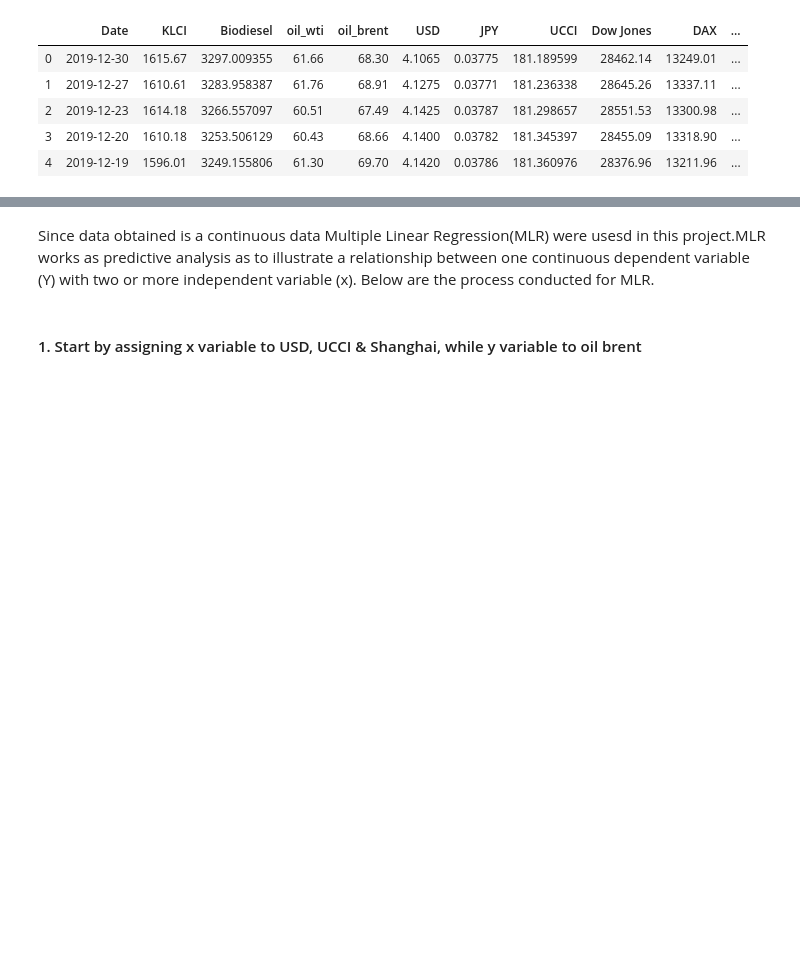
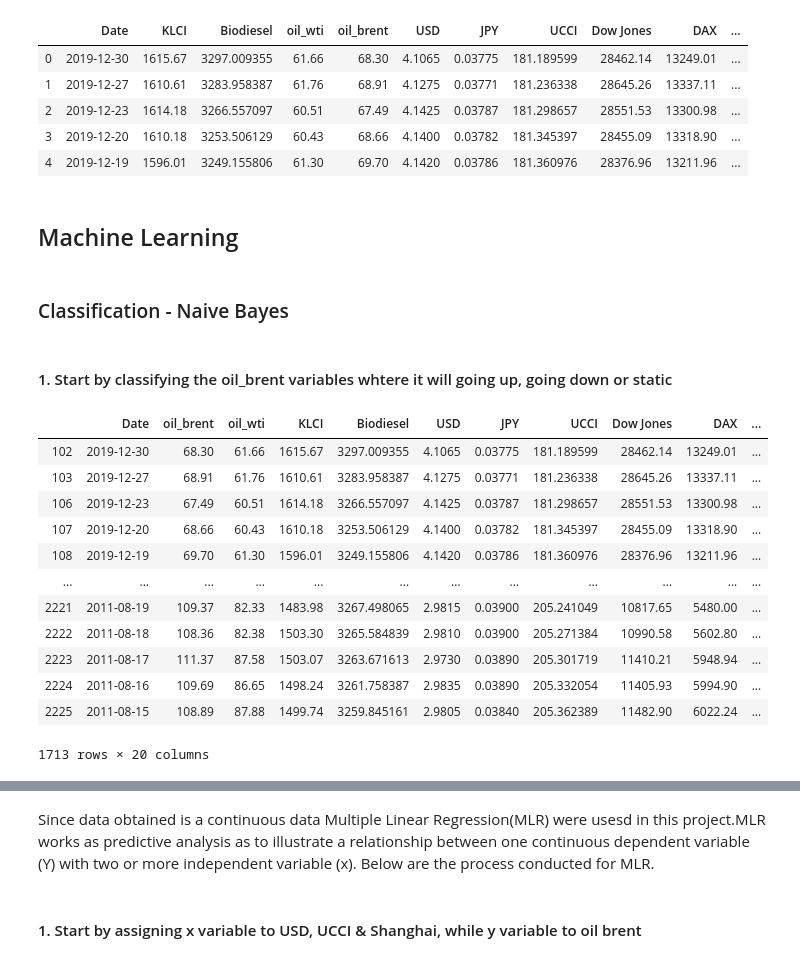
Before and after one commit to n-Faiz/WQD7003-Project-OilPriceMovement, a Jupyter notebook: Group_Project_Data_Analytic.ipynb, the cells around one changed output, grey strips where cells are left out. Cells and saved outputs as stored; diff of their text form; code cells hidden in the pictures; blank space fills up the shorter version.

Commit message:
Faiz Update- insert ML - classification

```diff
--- a/Group_Project_Data_Analytic.ipynb
+++ b/Group_Project_Data_Analytic.ipynb
@@ -776,3 +768,29 @@ df.head()
 | 2 | 2019-12-23 | 1614.18 | 3266.557097 | 60.51 | 67.49 | 4.1425 | 0.03787 | 181.298657 | 28551.53 | 13300.98 | ... |
 | 3 | 2019-12-20 | 1610.18 | 3253.506129 | 60.43 | 68.66 | 4.1400 | 0.03782 | 181.345397 | 28455.09 | 13318.90 | ... |
 | 4 | 2019-12-19 | 1596.01 | 3249.155806 | 61.30 | 69.70 | 4.1420 | 0.03786 | 181.360976 | 28376.96 | 13211.96 | ... |
+# %% [markdown]
+## Machine Learning
+# %% [markdown]
+### Classification - Naive Bayes
+# %% [markdown]
+#### 1. Start by classifying the oil_brent variables whtere it will going up, going down or static
+# %%
+diffs = df.oil_wti.diff()
+df_new = df.assign(oil_movement=np.where(
+        diffs > 0, 'increase', np.where(
+            diffs < 0, 'decline', 'no movement')))
+df_new
+# %% [output]
+|  | Date | oil_brent | oil_wti | KLCI | Biodiesel | USD | JPY | UCCI | Dow Jones | DAX | ... |
+| 102 | 2019-12-30 | 68.30 | 61.66 | 1615.67 | 3297.009355 | 4.1065 | 0.03775 | 181.189599 | 28462.14 | 13249.01 | ... |
+| 103 | 2019-12-27 | 68.91 | 61.76 | 1610.61 | 3283.958387 | 4.1275 | 0.03771 | 181.236338 | 28645.26 | 13337.11 | ... |
+| 106 | 2019-12-23 | 67.49 | 60.51 | 1614.18 | 3266.557097 | 4.1425 | 0.03787 | 181.298657 | 28551.53 | 13300.98 | ... |
+| 107 | 2019-12-20 | 68.66 | 60.43 | 1610.18 | 3253.506129 | 4.1400 | 0.03782 | 181.345397 | 28455.09 | 13318.90 | ... |
+| 108 | 2019-12-19 | 69.70 | 61.30 | 1596.01 | 3249.155806 | 4.1420 | 0.03786 | 181.360976 | 28376.96 | 13211.96 | ... |
+| ... | ... | ... | ... | ... | ... | ... | ... | ... | ... | ... | ... |
+| 2221 | 2011-08-19 | 109.37 | 82.33 | 1483.98 | 3267.498065 | 2.9815 | 0.03900 | 205.241049 | 10817.65 | 5480.00 | ... |
+| 2222 | 2011-08-18 | 108.36 | 82.38 | 1503.30 | 3265.584839 | 2.9810 | 0.03900 | 205.271384 | 10990.58 | 5602.80 | ... |
+| 2223 | 2011-08-17 | 111.37 | 87.58 | 1503.07 | 3263.671613 | 2.9730 | 0.03890 | 205.301719 | 11410.21 | 5948.94 | ... |
+| 2224 | 2011-08-16 | 109.69 | 86.65 | 1498.24 | 3261.758387 | 2.9835 | 0.03890 | 205.332054 | 11405.93 | 5994.90 | ... |
+| 2225 | 2011-08-15 | 108.89 | 87.88 | 1499.74 | 3259.845161 | 2.9805 | 0.03840 | 205.362389 | 11482.90 | 6022.24 | ... |
+1713 rows × 20 columns
```
Also changed, not shown: parts of 20 cells of this notebook.
